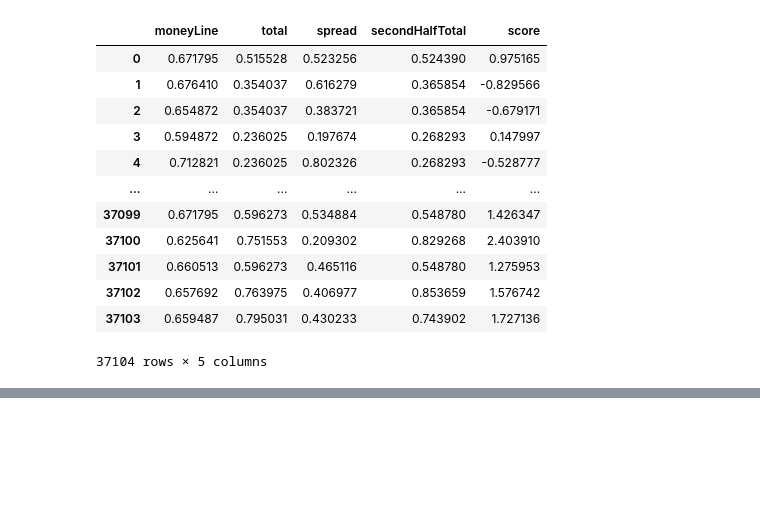
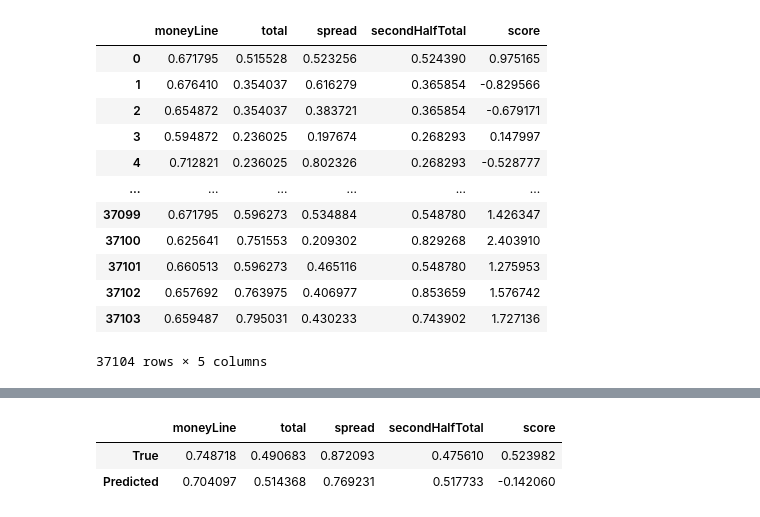
Before and after one commit to Char1iee/NBA_Odds_Analysis, a Jupyter notebook: model3.ipynb, the cells around one changed output, grey strips where cells are left out. Saved outputs shown, nothing was run; the diff lists cells and outputs as text; code cells hidden in the pictures; blank space fills up the shorter version.

```diff
--- a/model3.ipynb
+++ b/model3.ipynb
@@ -192,3 +374,9 @@ MSE:
+# %%
+compare(y_val[0], y_pred_val[0])
+# %% [output]
+|  | moneyLine | total | spread | secondHalfTotal | score |
+| True | 0.748718 | 0.490683 | 0.872093 | 0.475610 | 0.523982 |
+| Predicted | 0.704097 | 0.514368 | 0.769231 | 0.517733 | -0.142060 |
 # %%
 print_mse(y_test, y_pred_test)
 # %% [output]
```
Also changed, not shown: parts of 39 cells of this notebook, 2 other files.
